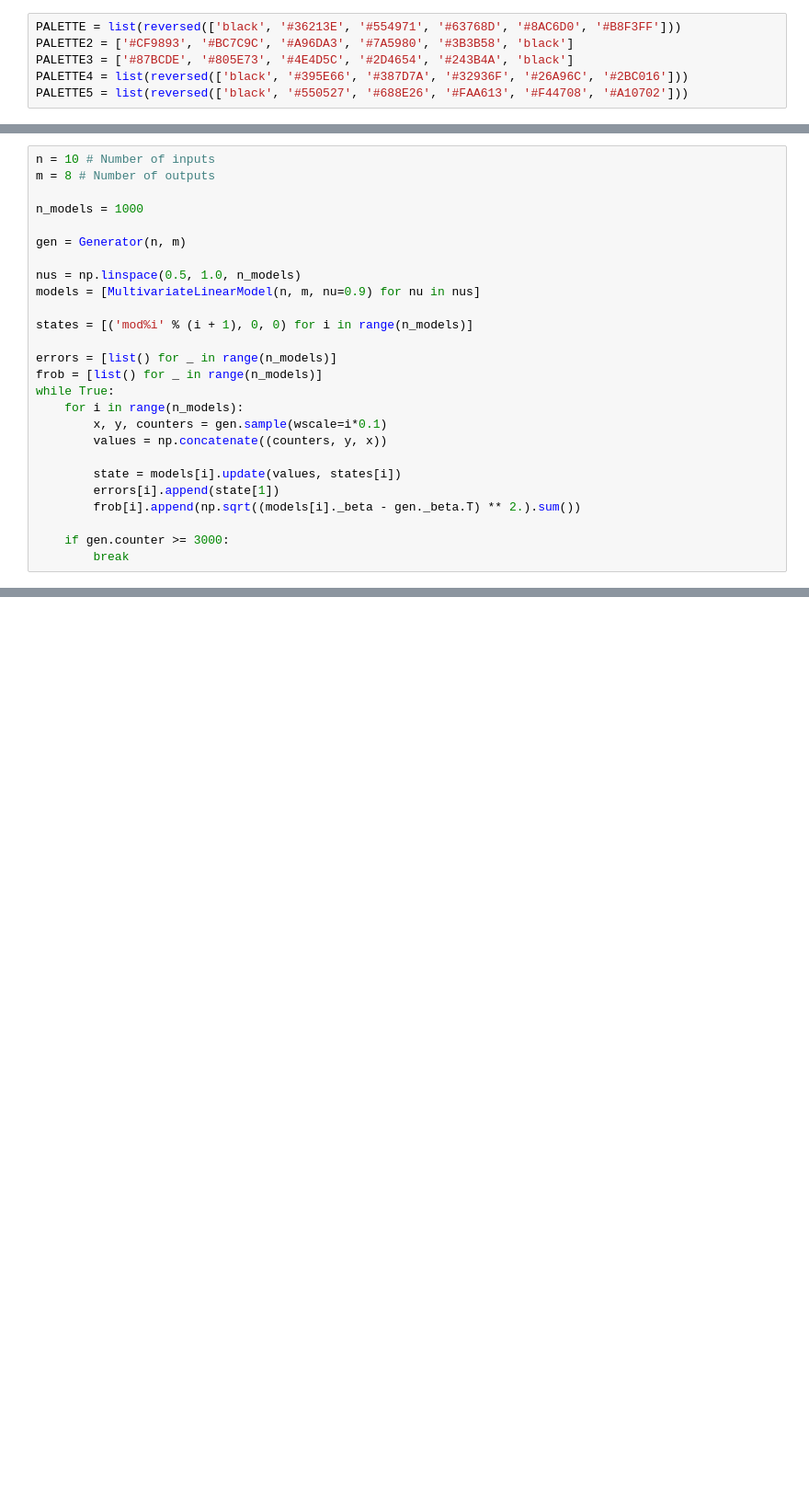
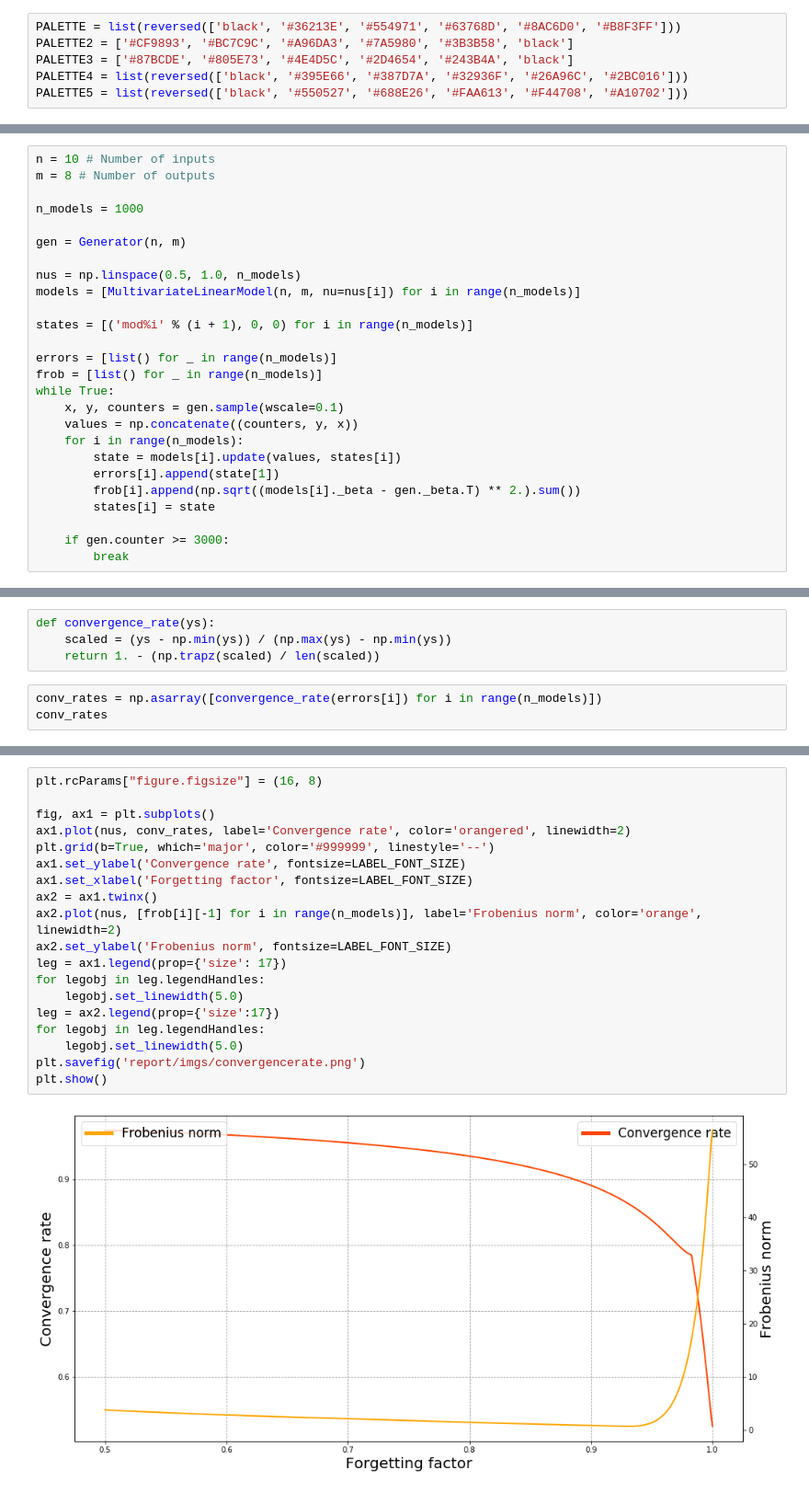
Before and after one commit to AntoinePassemiers/Recursive-Least-Squares-Algorithm-With-Kafka-And-Spark, a Jupyter notebook: AssessPerformanceOffline.ipynb, the cells around one changed output, grey strips where cells are left out. Shown: that part at 92% size. Cells and saved outputs as stored; diff of their text form; blank space fills up the shorter version.

```diff
--- a/AssessPerformanceOffline.ipynb
+++ b/AssessPerformanceOffline.ipynb
@@ -262,20 +319,20 @@ n_models = 1000
 gen = Generator(n, m)
 
 nus = np.linspace(0.5, 1.0, n_models)
-models = [MultivariateLinearModel(n, m, nu=0.9) for nu in nus]
+models = [MultivariateLinearModel(n, m, nu=nus[i]) for i in range(n_models)]
 
 states = [('mod%i' % (i + 1), 0, 0) for i in range(n_models)]
 
 errors = [list() for _ in range(n_models)]
 frob = [list() for _ in range(n_models)]
 while True:
+    x, y, counters = gen.sample(wscale=0.1)
+    values = np.concatenate((counters, y, x))
     for i in range(n_models):
-        x, y, counters = gen.sample(wscale=i*0.1)
-        values = np.concatenate((counters, y, x))
-
         state = models[i].update(values, states[i])
         errors[i].append(state[1])
         frob[i].append(np.sqrt((models[i]._beta - gen._beta.T) ** 2.).sum())
+        states[i] = state
 
     if gen.counter >= 3000:
         break
@@ -290,0 +339,7 @@ def convergence(ys):
+# %%
+def convergence_rate(ys):
+    scaled = (ys - np.min(ys)) / (np.max(ys) - np.min(ys))
+    return 1. - (np.trapz(scaled) / len(scaled))
+# %%
+conv_rates = np.asarray([convergence_rate(errors[i]) for i in range(n_models)])
+conv_rates
@@ -290,0 +364,21 @@ def convergence(ys):
+# %%
+plt.rcParams["figure.figsize"] = (16, 8)
+
+fig, ax1 = plt.subplots()
+ax1.plot(nus, conv_rates, label='Convergence rate', color='orangered', linewidth=2)
+plt.grid(b=True, which='major', color='#999999', linestyle='--')
+ax1.set_ylabel('Convergence rate', fontsize=LABEL_FONT_SIZE)
+ax1.set_xlabel('Forgetting factor', fontsize=LABEL_FONT_SIZE)
+ax2 = ax1.twinx()
+ax2.plot(nus, [frob[i][-1] for i in range(n_models)], label='Frobenius norm', color='orange', linewidth=2)
+ax2.set_ylabel('Frobenius norm', fontsize=LABEL_FONT_SIZE)
+leg = ax1.legend(prop={'size': 17})
+for legobj in leg.legendHandles:
+    legobj.set_linewidth(5.0)
+leg = ax2.legend(prop={'size':17})
+for legobj in leg.legendHandles:
+    legobj.set_linewidth(5.0)
+plt.savefig('report/imgs/convergencerate.png')
+plt.show()
+# %% [output]
+[figure, added]
```
Also changed, not shown: parts of 20 cells of this notebook, 18 other files.
